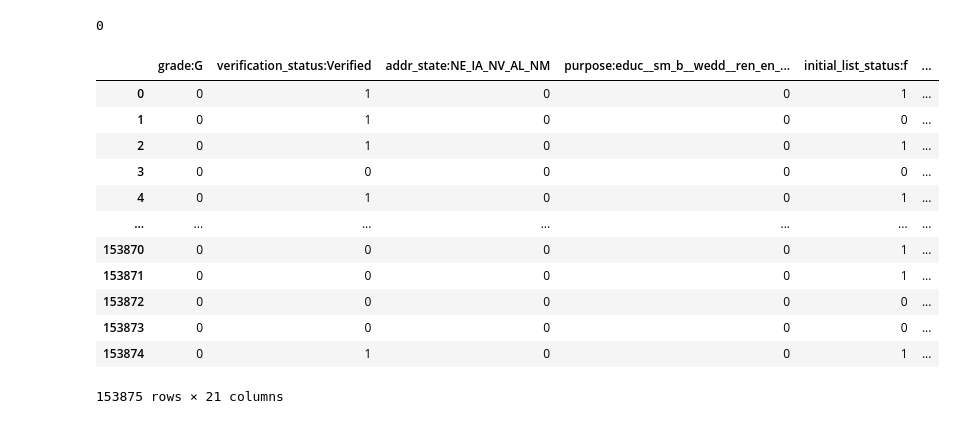
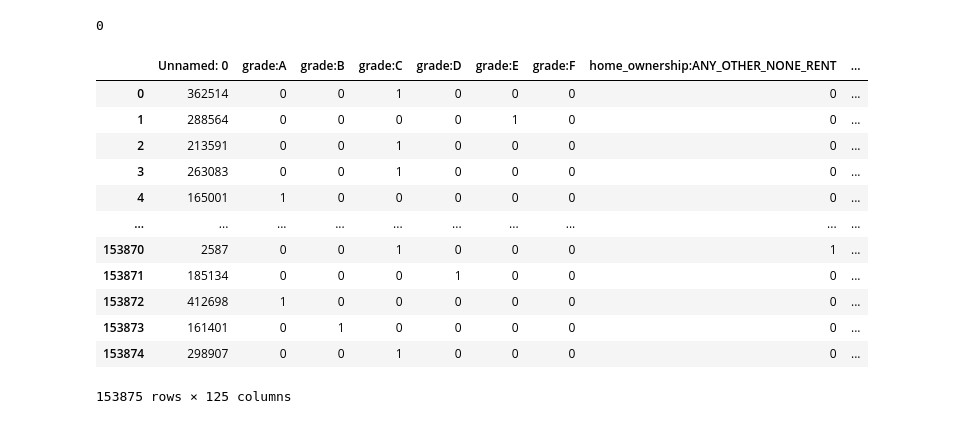
Before and after one commit to EmilSeyfullayev/Credit_Risk_Modeling_in_Python, a Jupyter notebook: Modeling.ipynb, the cells around one changed output. Saved outputs shown, nothing was run; the diff lists cells and outputs as text; code cells hidden in the pictures.

```diff
--- a/Modeling.ipynb
+++ b/Modeling.ipynb
@@ -79,18 +80,18 @@ reference_variables = [
 'mths_since_last_rec:0-2'
 ]
 # %%
-test[reference_variables]
+test.drop(reference_variables, axis=1)
 # %% [output]
-|  | grade:G | verification_status:Verified | addr_state:NE_IA_NV_AL_NM | purpose:educ__sm_b__wedd__ren_en_... | initial_list_status:f | ... |
-| 0 | 0 | 1 | 0 | 0 | 1 | ... |
-| 1 | 0 | 1 | 0 | 0 | 0 | ... |
-| 2 | 0 | 1 | 0 | 0 | 1 | ... |
-| 3 | 0 | 0 | 0 | 0 | 0 | ... |
-| 4 | 0 | 1 | 0 | 0 | 1 | ... |
-| ... | ... | ... | ... | ... | ... | ... |
-| 153870 | 0 | 0 | 0 | 0 | 1 | ... |
-| 153871 | 0 | 0 | 0 | 0 | 1 | ... |
-| 153872 | 0 | 0 | 0 | 0 | 0 | ... |
-| 153873 | 0 | 0 | 0 | 0 | 0 | ... |
-| 153874 | 0 | 1 | 0 | 0 | 1 | ... |
+|  | Unnamed: 0 | grade:A | grade:B | grade:C | grade:D | grade:E | grade:F | home_ownership:ANY_OTHER_NONE_RENT | ... |
+| 0 | 362514 | 0 | 0 | 1 | 0 | 0 | 0 | 0 | ... |
+| 1 | 288564 | 0 | 0 | 0 | 0 | 1 | 0 | 0 | ... |
+| 2 | 213591 | 0 | 0 | 1 | 0 | 0 | 0 | 0 | ... |
+| 3 | 263083 | 0 | 0 | 1 | 0 | 0 | 0 | 0 | ... |
+| 4 | 165001 | 1 | 0 | 0 | 0 | 0 | 0 | 0 | ... |
+| ... | ... | ... | ... | ... | ... | ... | ... | ... | ... |
+| 153870 | 2587 | 0 | 0 | 1 | 0 | 0 | 0 | 1 | ... |
+| 153871 | 185134 | 0 | 0 | 0 | 1 | 0 | 0 | 0 | ... |
+| 153872 | 412698 | 1 | 0 | 0 | 0 | 0 | 0 | 0 | ... |
+| 153873 | 161401 | 0 | 1 | 0 | 0 | 0 | 0 | 0 | ... |
+| 153874 | 298907 | 0 | 0 | 1 | 0 | 0 | 0 | 0 | ... |
-153875 rows × 21 columns
+153875 rows × 125 columns
```
Also changed, not shown: parts of 2 cells of this notebook.
